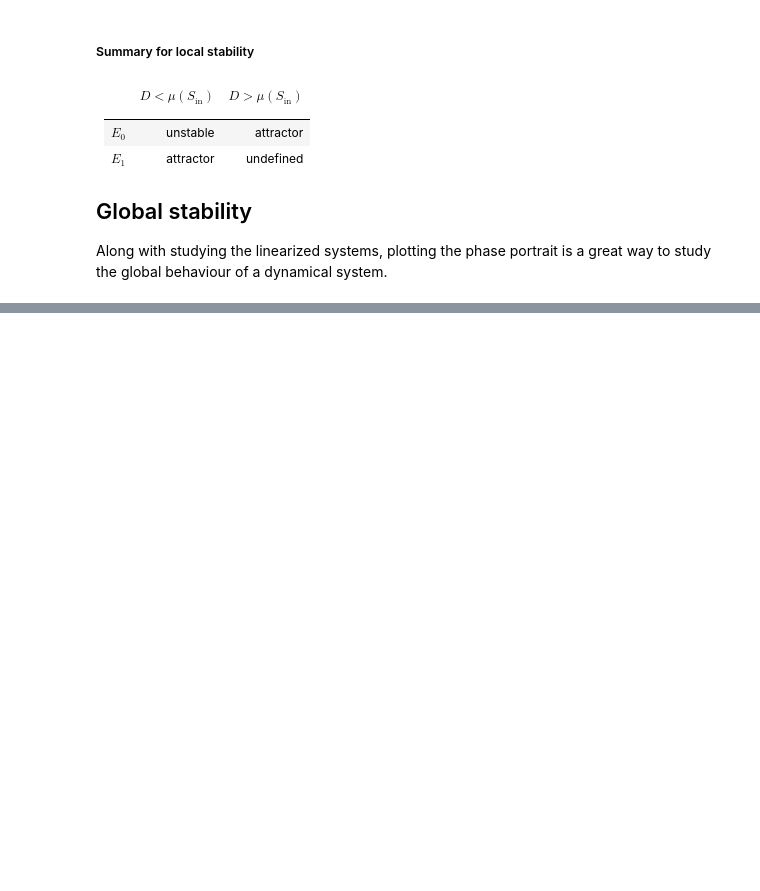
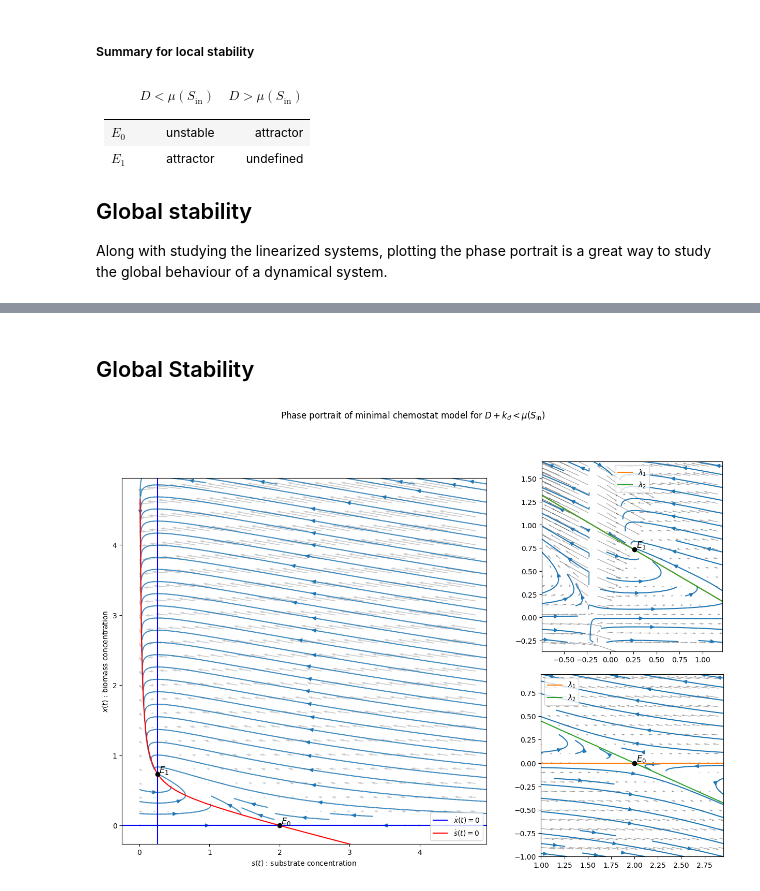
Before and after one commit to rand-asswad/chemostat-models, a Jupyter notebook: notebooks/growth_single.ipynb, the cells around one changed output, grey strips where cells are left out. Saved outputs shown, nothing was run; the diff lists cells and outputs as text; code cells hidden in the pictures; blank space fills up the shorter version.

```diff
--- a/notebooks/growth_single.ipynb
+++ b/notebooks/growth_single.ipynb
@@ -814,0 +856,44 @@ for D = 0.9, we have λ1 = (-1.1649999999999996+0.3798354907061741j), λ2 = (-1.
+# %% [markdown]
+## Global Stability
+# %%
+title = 'Phase portrait of minimal chemostat model for $D+k_d{}\\mu(S_\\mathrm{{in}})$'
+params.update(D=0.8, μmax=1.5, Y=0.5, kd=0.05, km=0.2)
+
+fig = plt.figure(figsize=(15,10))
+gs = gridspec.GridSpec(2,2, width_ratios=(4,2), hspace=0.1)
+
+ax = fig.add_subplot(gs[:,0])
+phase_portrait((0,5), (0,5), growth_rate, mesh=0.2, step=0.05, dF_params=params,
+               scale=30, density=(25, 1), title=title.format("<"), ax=ax,
+               xlabel='$s(t)$ : substrate concentration',
+               ylabel='$x(t)$ : biomass concentration')
+plot_isocline_dx(ax, **params)
+plot_isocline_ds(ax, **params)
+
+E = equilibria(**params)
+eq_text = ['$E_0$', '$E_1$']
+plot_equilibria(E, name=eq_text, ax=ax)
+ax.legend()
+
+# equilibria plots
+plot_params = dict(mesh=0.1, step=0.05, dF_params=params, scale=20, density=0.5, alpha=0.4)
+size = 2
+
+ax0 = fig.add_subplot(gs[1,1])
+slim, xlim = set_lims(center=E[0], size=size)
+phase_portrait(slim, xlim, f, ax=ax0, **plot_params)
+plot_eigenspaces([1,0], S_A2(**params), pt=E[0], t=[-size,size], ax=ax0)
+plot_equilibria(E[:1], name=eq_text[:1], ax=ax0)
+ax0.legend()
+
+ax1 = fig.add_subplot(gs[0,1])
+slim, xlim = set_lims(center=E[1], size=size)
+phase_portrait(slim, xlim, f, ax=ax1, **plot_params)
+w, v = np.linalg.eig(jacobian_E1(**params))
+plot_eigenspaces(v[:,0], v[:,1], pt=E[1], t=[-size,size], ax=ax1)
+plot_equilibria(E[1:], name=eq_text[1:], ax=ax1)
+ax1.legend()
+
+plt.show()
+# %% [output]
+[figure, added]
```
Also changed, not shown: parts of 13 cells of this notebook, 2 other files.
